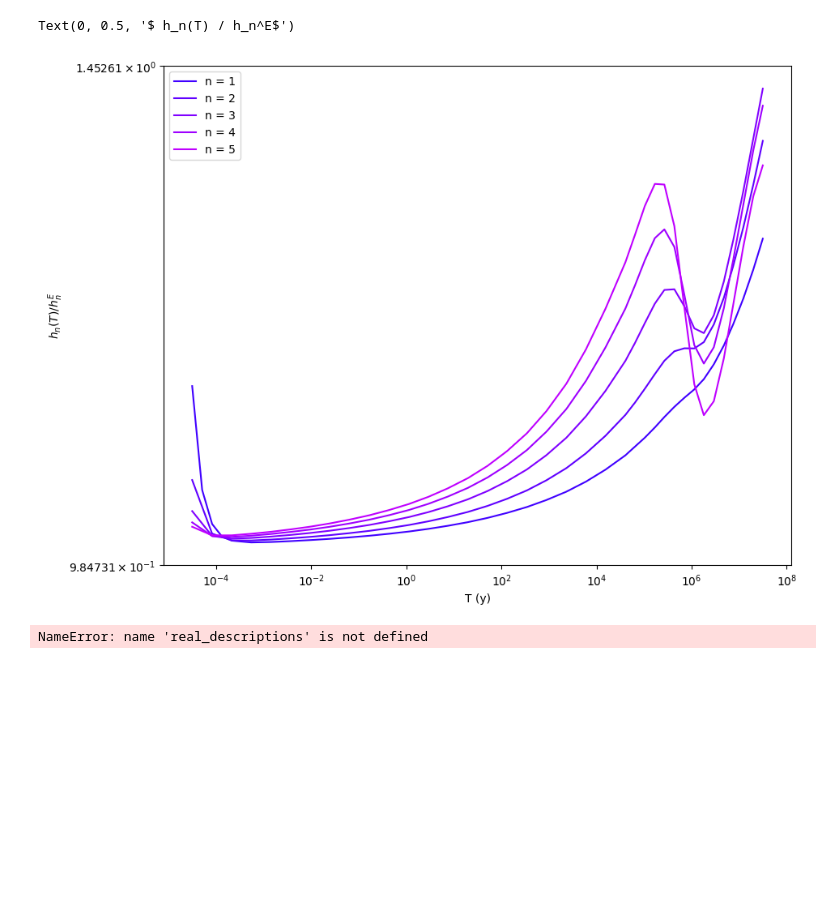
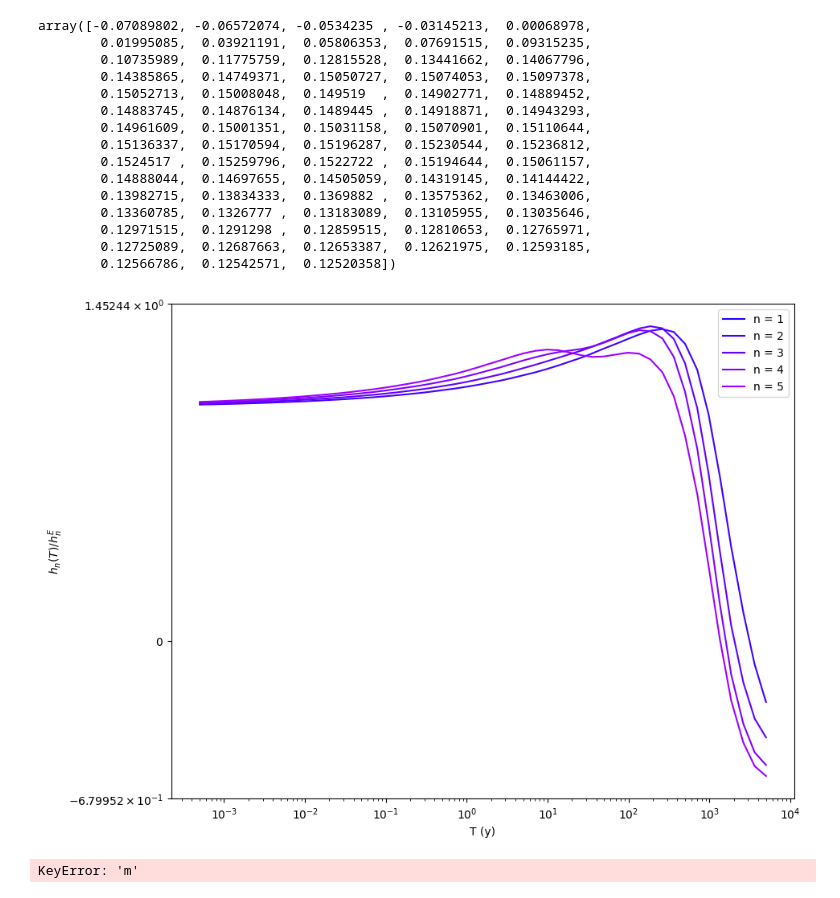
Before and after one commit to maxime-rousselet-cnes/SNREI, a Jupyter notebook: mu_current_tests.ipynb, the cells around one changed output. Cells and saved outputs as stored; diff of their text form; code cells hidden in the pictures; blank space fills up the shorter version.

```diff
--- a/mu_current_tests.ipynb
+++ b/mu_current_tests.ipynb
@@ -1,9 +1,10 @@
 # %%
 from utils import Result, results_path, load_base_model, frequencies_to_periods
 
+id = "3375-c3d6-ddb6-2967"
 use_attenuation = True
-use_anelasticity = False
-path = results_path.joinpath("4139-2f6f-9dec-1807")
+use_anelasticity = Y=True
+path = results_path.joinpath(id)
 sub_path = path.joinpath("runs").joinpath("anelasticity_" + str(use_anelasticity) + "__attenuation_" + str(use_attenuation))
 anelastic_Love_numbers = Result()
 anelastic_Love_numbers.load(name="anelastic_Love_numbers", path=sub_path)
@@ -12,26 +13,41 @@ T_values = frequencies_to_periods(frequencies=omega_values)
 elastic_Love_numbers = Result()
 elastic_Love_numbers.load(name="elastic_Love_numbers", path=path)
 degrees: list[int] = load_base_model(name="degrees", path=path)
-degrees_to_plot = [1, 2, 3, 4, 5, 6, 7, 8, 9, 10]
+degrees_to_plot = [1, 2, 3, 4, 5]
 degrees_indices = [degrees.index(degree) for degree in degrees_to_plot]
 # %%
 import matplotlib.pyplot as plt
 from utils import Direction, BoundaryCondition
 from numpy import real
 
 plt.figure(figsize=(10, 8))
 for i_degree, degree in zip(degrees_indices, degrees_to_plot):
     color = ((i_degree + 1.0) / 8.0, 0.0, 1.0)
-    elastic_value = real(elastic_Love_numbers.values[Direction.radial][BoundaryCondition.load][i_degree][0])
-    anelastic_values = real(anelastic_Love_numbers.values[Direction.radial][BoundaryCondition.load][i_degree])
+    elastic_value = real(elastic_Love_numbers.values[Direction.potential][BoundaryCondition.potential][i_degree][0])
+    anelastic_values = real(anelastic_Love_numbers.values[Direction.potential][BoundaryCondition.potential][i_degree])
     h_ratio = anelastic_values / elastic_value
-    plt.plot(T, h_ratio, label="n = " + str(degree), color=color)
+    plt.plot(T_values, h_ratio, label="n = " + str(degree), color=color)
     plt.xscale("log")
     plt.yscale("symlog")
     plt.legend()
 plt.xlabel("T (y)")
 plt.ylabel("$ h_n(T) / h_n^E$")
+anelastic_values
 # %% [output]
-Text(0, 0.5, '$ h_n(T) / h_n^E$')
+array([-0.07089802, -0.06572074, -0.0534235 , -0.03145213,  0.00068978,
+        0.01995085,  0.03921191,  0.05806353,  0.07691515,  0.09315235,
+        0.10735989,  0.11775759,  0.12815528,  0.13441662,  0.14067796,
+        0.14385865,  0.14749371,  0.15050727,  0.15074053,  0.15097378,
+        0.15052713,  0.15008048,  0.149519  ,  0.14902771,  0.14889452,
+        0.14883745,  0.14876134,  0.1489445 ,  0.14918871,  0.14943293,
+        0.14961609,  0.15001351,  0.15031158,  0.15070901,  0.15110644,
+        0.15136337,  0.15170594,  0.15196287,  0.15230544,  0.15236812,
+        0.1524517 ,  0.15259796,  0.1522722 ,  0.15194644,  0.15061157,
+        0.14888044,  0.14697655,  0.14505059,  0.14319145,  0.14144422,
+        0.13982715,  0.13834333,  0.1369882 ,  0.13575362,  0.13463006,
+        0.13360785,  0.1326777 ,  0.13183089,  0.13105955,  0.13035646,
+        0.12971515,  0.1291298 ,  0.12859515,  0.12810653,  0.12765971,
+        0.12725089,  0.12687663,  0.12653387,  0.12621975,  0.12593185,
+        0.12566786,  0.12542571,  0.12520358])
-[figure, old version]
+[figure, new version]
 # %%
@@ -47,7 +75,7 @@ for attenuation, anelasticity in options_list:
 # %%
 from numpy import linspace
-for layer in real_descriptions[True, False].description_layers:
+for layer in integrations[True, False].description_layers:
     x=linspace(start=layer.x_inf, stop=layer.x_sup, num=100)
     layer.evaluate(x=x, variable="m"),
 # %% [output]
-NameError: name 'real_descriptions' is not defined
+KeyError: 'm'
```
Also changed, not shown: parts of 1 cell of this notebook, 6 other files.
